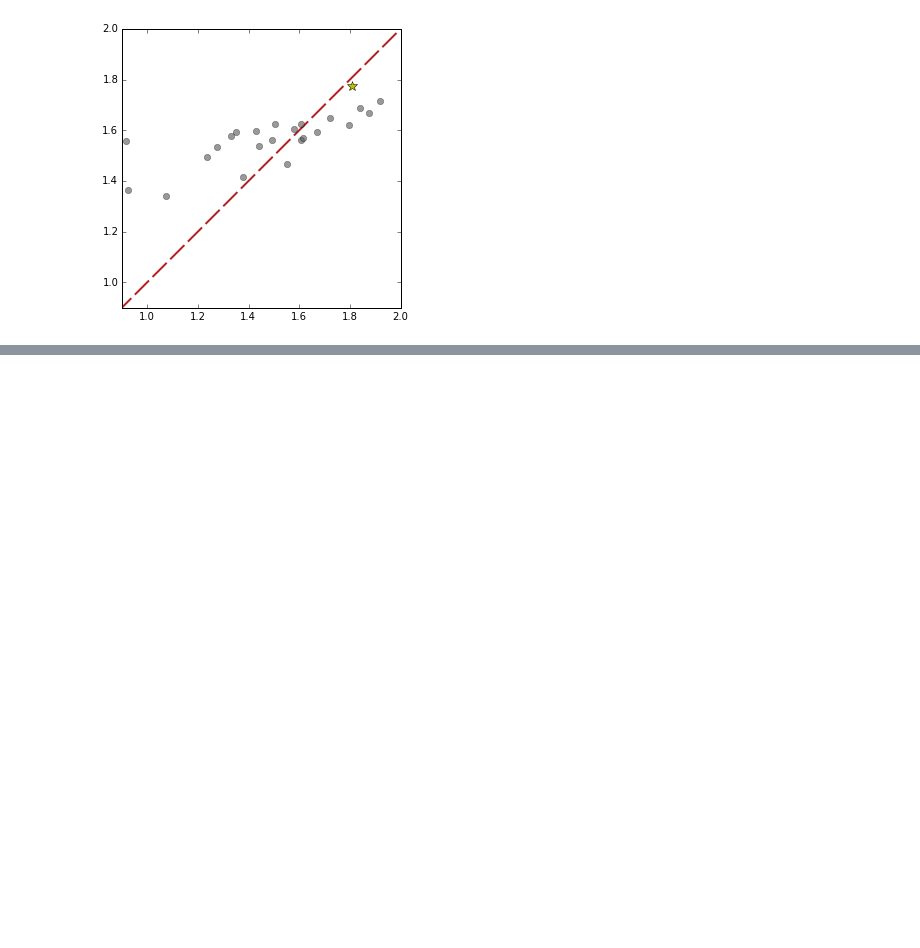
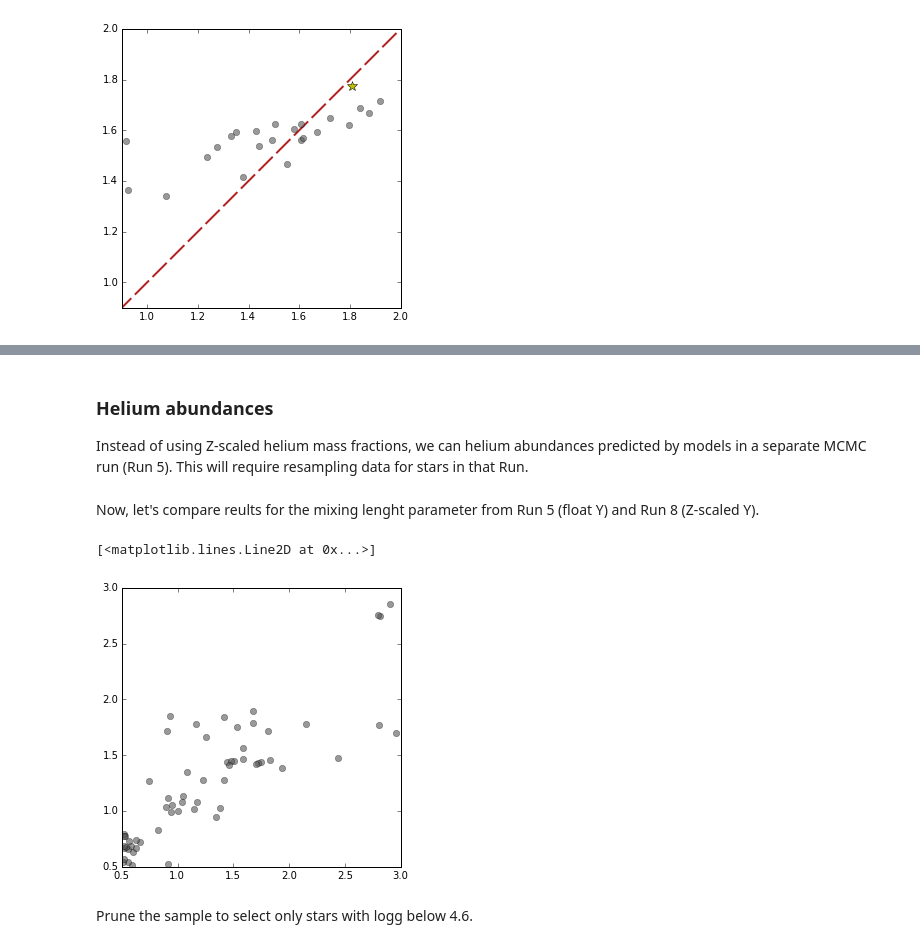
Before and after one commit to gfeiden/Notebook, a Jupyter notebook: Projects/mlt_calib/resampling_tests.ipynb, the cells around one changed output, grey strips where cells are left out. Cells and saved outputs as stored; diff of their text form; code cells hidden in the pictures; blank space fills up the shorter version.

Commit message:
additional analysis on Bonaca data

```diff
--- a/Projects/mlt_calib/resampling_tests.ipynb
+++ b/Projects/mlt_calib/resampling_tests.ipynb
@@ -408,0 +416,20 @@ ax.plot(our_alphas, b12_alphas, 'o', markersize=6.0, c='#555555', alpha=0.6)
+# %% [markdown]
+### Helium abundances
+
+Instead of using Z-scaled helium mass fractions, we can helium abundances predicted by models in a separate MCMC run (Run 5). This will require resampling data for stars in that Run.
+# %%
+kde_run5 = np.genfromtxt('data/run05_kde_props_tmp3.txt')
+# %% [markdown]
+Now, let's compare reults for the mixing lenght parameter from Run 5 (float Y) and Run 8 (Z-scaled Y).
+# %%
+fig, ax = plt.subplots(1, 1, figsize=(5., 5.))
+
+ax.set_xlim(0.5, 3.0)
+ax.set_ylim(0.5, 3.0)
+
+ax.plot(kde_fbr[:, 5], kde_run5[:, 5], 'o', c='#555555', alpha=0.6)
+# %% [output]
+[<matplotlib.lines.Line2D at 0x...>]
+[figure, added]
+# %% [markdown]
+Prune the sample to select only stars with logg below 4.6.
```
Also changed, not shown: parts of 15 cells of this notebook.
